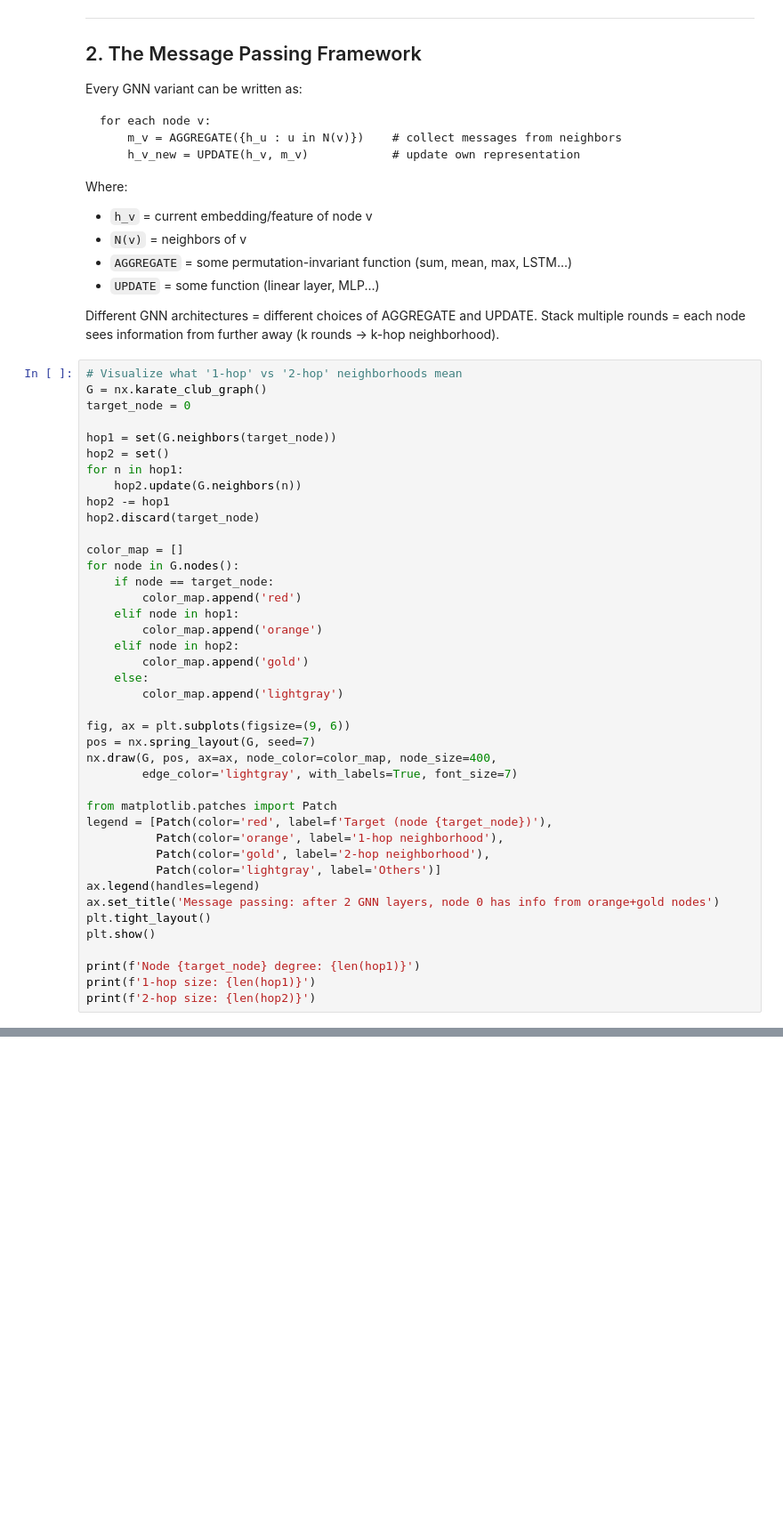
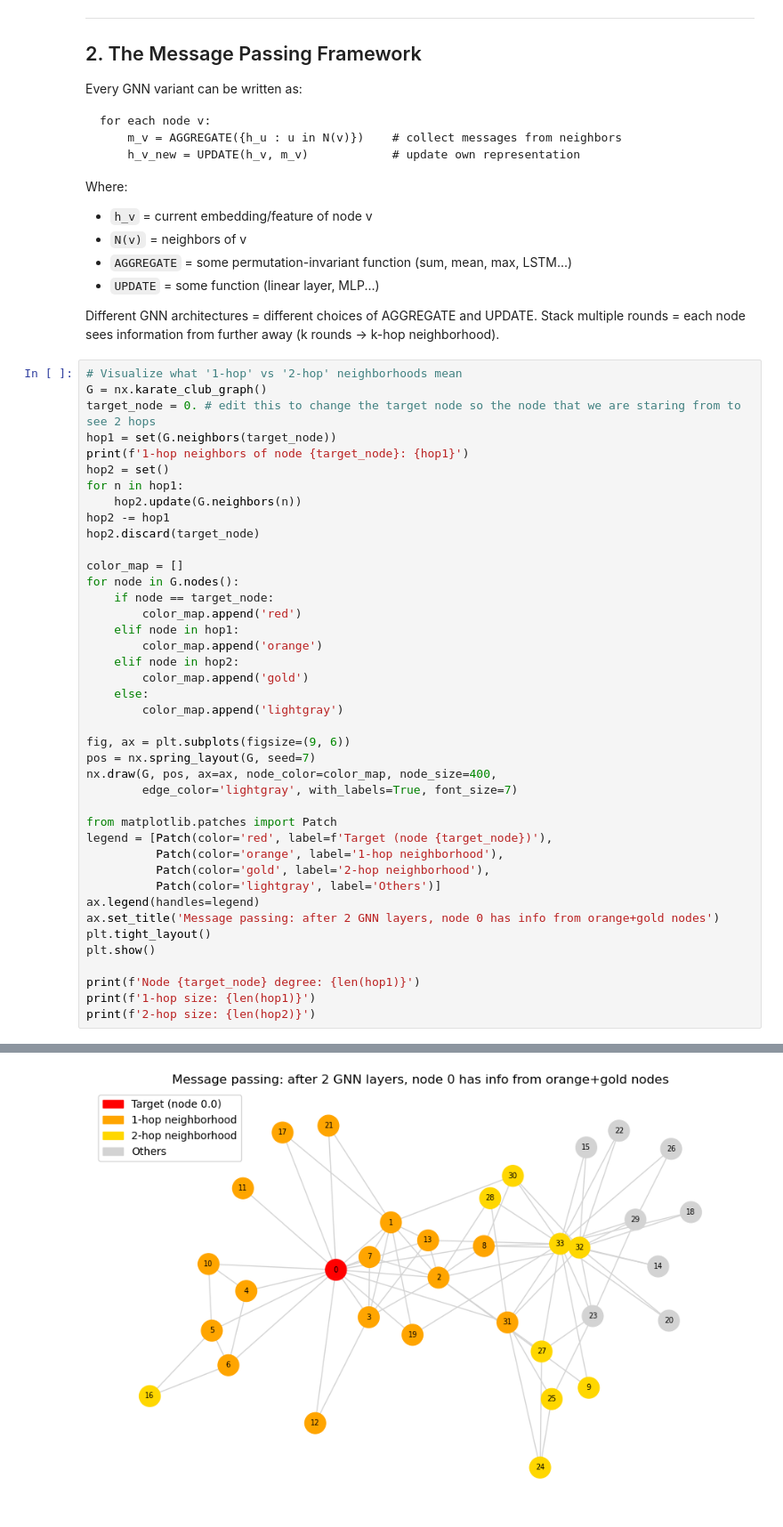
Before and after one commit to OskarBartoszyk/Complex-system-designs, a Jupyter notebook: GNN/02_message_passing_gcn.ipynb, the cells around one changed output, grey strips where cells are left out. Shown at 89% size. Drawn from its saved outputs; the diff is of its cells as text; blank space fills up the shorter version.

```diff
--- a/GNN/02_message_passing_gcn.ipynb
+++ b/GNN/02_message_passing_gcn.ipynb
@@ -60,9 +60,9 @@ Different GNN architectures = different choices of AGGREGATE and UPDATE. Stack m
 # %%
 # Visualize what '1-hop' vs '2-hop' neighborhoods mean
 G = nx.karate_club_graph()
-target_node = 0
-
+target_node = 0. # edit this to change the target node so the node that we are staring from to see 2 hops
 hop1 = set(G.neighbors(target_node))
+print(f'1-hop neighbors of node {target_node}: {hop1}')
 hop2 = set()
 for n in hop1:
     hop2.update(G.neighbors(n))
@@ -98,3 +98,4 @@ plt.show()
 print(f'Node {target_node} degree: {len(hop1)}')
 print(f'1-hop size: {len(hop1)}')
 print(f'2-hop size: {len(hop2)}')
+# %% [output]
@@ -100,0 +103 @@ print(f'2-hop size: {len(hop2)}')
+[figure, added]
```
Also changed, not shown: parts of 8 cells of this notebook, 20 other files.
